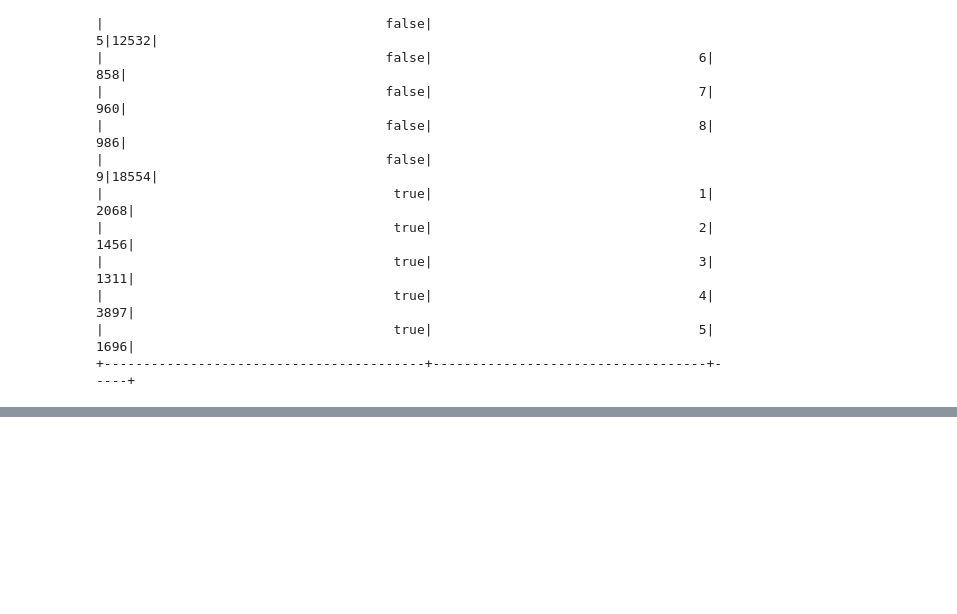
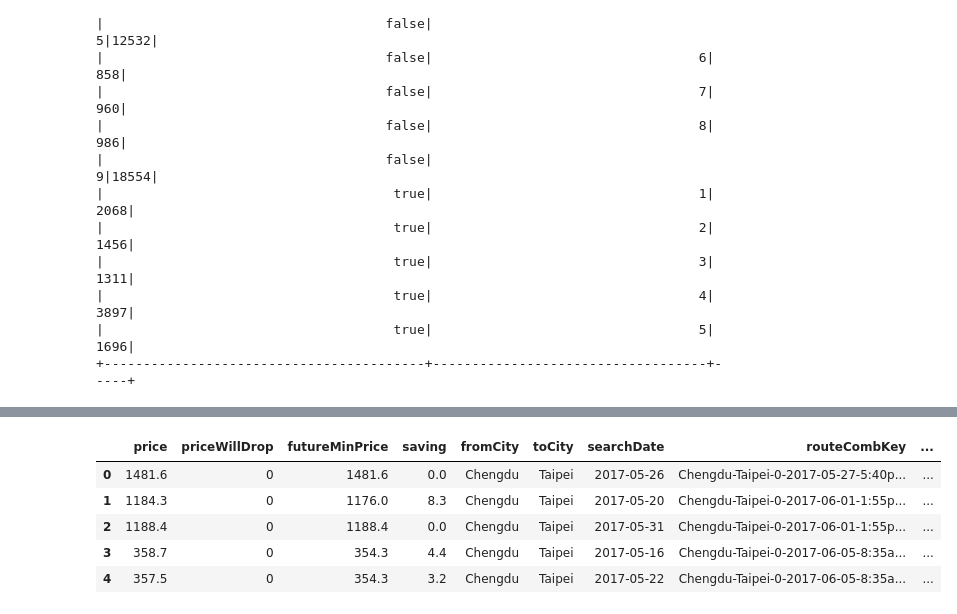
Before and after one commit to zemingyu/flight, a Jupyter notebook: tst-pyspark-on-docker.ipynb, the cells around one changed output, grey strips where cells are left out. Drawn from its saved outputs; the diff is of its cells as text; code cells hidden in the pictures; blank space fills up the shorter version.

```diff
--- a/tst-pyspark-on-docker.ipynb
+++ b/tst-pyspark-on-docker.ipynb
@@ -288,0 +349,12 @@ for df_temp in dfArray:
+# %%
+dfin01 = pd.concat([pd.read_pickle("../out_data/flight.pq.11_v2_pickle/df3_test_1.0.pkl"),
+#                     pd.read_pickle("../out_data/df3_test_2.0.pkl"),
+#                     pd.read_pickle("../out_data/df3_test_3.0.pkl"),
+#                     pd.read_pickle("../out_data/df3_test_4.0.pkl"),
+#                     pd.read_pickle("../out_data/df3_test_5.0.pkl"),
+#                     pd.read_pickle("../out_data/df3_test_6.0.pkl"),
+#                     pd.read_pickle("../out_data/df3_test_7.0.pkl"),
+#                     pd.read_pickle("../out_data/df3_test_8.0.pkl"),
+#                     pd.read_pickle("../out_data/df3_test_9.0.pkl"),
+#                     pd.read_pickle("../out_data/df3_test_10.0.pkl"),
+                   ], axis=0)
@@ -288,0 +416,9 @@ for df_temp in dfArray:
+# %%
+dfin01.head()
+# %% [output]
+|  | price | priceWillDrop | futureMinPrice | saving | fromCity | toCity | searchDate | routeCombKey | ... |
+| 0 | 1481.6 | 0 | 1481.6 | 0.0 | Chengdu | Taipei | 2017-05-26 | Chengdu-Taipei-0-2017-05-27-5:40p... | ... |
+| 1 | 1184.3 | 0 | 1176.0 | 8.3 | Chengdu | Taipei | 2017-05-20 | Chengdu-Taipei-0-2017-06-01-1:55p... | ... |
+| 2 | 1188.4 | 0 | 1188.4 | 0.0 | Chengdu | Taipei | 2017-05-31 | Chengdu-Taipei-0-2017-06-01-1:55p... | ... |
+| 3 | 358.7 | 0 | 354.3 | 4.4 | Chengdu | Taipei | 2017-05-16 | Chengdu-Taipei-0-2017-06-05-8:35a... | ... |
+| 4 | 357.5 | 0 | 354.3 | 3.2 | Chengdu | Taipei | 2017-05-22 | Chengdu-Taipei-0-2017-06-05-8:35a... | ... |
```
Also changed, not shown: parts of 67 cells of this notebook, 7 other files.
